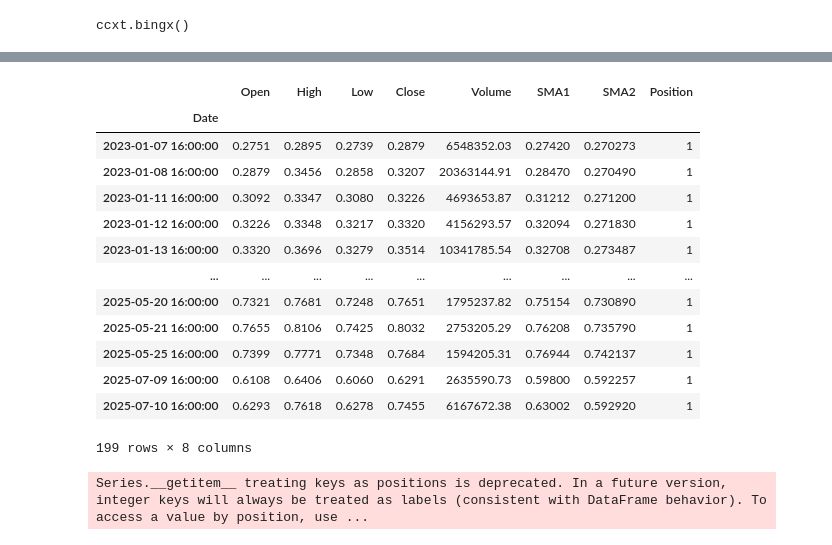
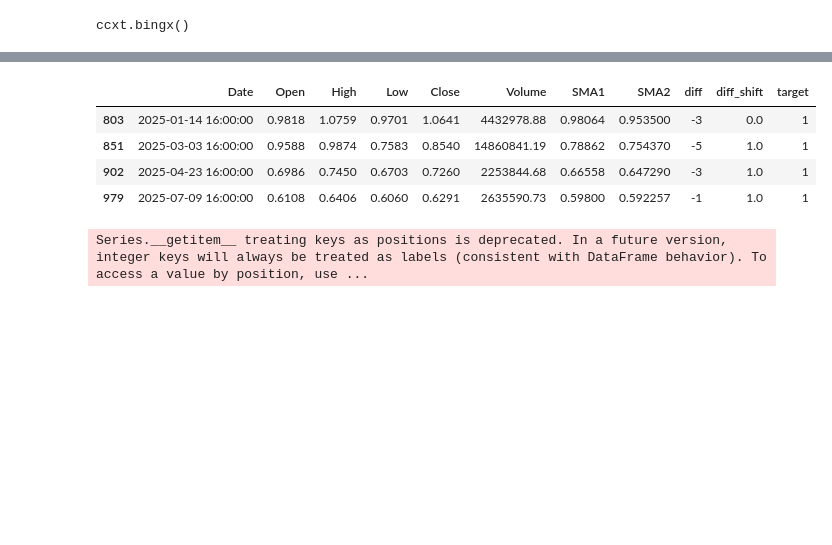
Before and after one commit to Nekhaenko/BigData1, a Jupyter notebook: Untitled14_1.ipynb, the cells around one changed output, grey strips where cells are left out. Saved outputs shown, nothing was run; the diff lists cells and outputs as text; code cells hidden in the pictures; blank space fills up the shorter version.

```diff
--- a/Untitled14_1.ipynb
+++ b/Untitled14_1.ipynb
@@ -148,0 +110,4 @@ df['SMA50_diff'] = df['SMA50'].diff()
+# %%
+df.loc[df['target'] == 1, 'base_price'] = df.loc[df['target'] == 1, 'Close']
+# %%
+df['base_price'].fillna(method = 'backfill', inplace=True, )
@@ -148,0 +124,3 @@ df['SMA50_diff'] = df['SMA50'].diff()
+# %%
+df['base_price_bool'] = 0
+df.loc[(df['High']> df['base_price']), 'base_price_bool'] = 1
@@ -149,17 +147,10 @@ df['SMA50_diff'] = df['SMA50'].diff()
+# %%
+df.drop(['base_price', 'base_price_b'], axis=1, inplace=True)
 # %%
-df[df['Position']==1]
+df[df['target'] == 1][-4:]
 # %% [output]
-|  | Open | High | Low | Close | Volume | SMA1 | SMA2 | Position |
-| Date |  |  |  |  |  |  |  |  |
-| 2023-01-07 16:00:00 | 0.2751 | 0.2895 | 0.2739 | 0.2879 | 6548352.03 | 0.27420 | 0.270273 | 1 |
-| 2023-01-08 16:00:00 | 0.2879 | 0.3456 | 0.2858 | 0.3207 | 20363144.91 | 0.28470 | 0.270490 | 1 |
-| 2023-01-11 16:00:00 | 0.3092 | 0.3347 | 0.3080 | 0.3226 | 4693653.87 | 0.31212 | 0.271200 | 1 |
-| 2023-01-12 16:00:00 | 0.3226 | 0.3348 | 0.3217 | 0.3320 | 4156293.57 | 0.32094 | 0.271830 | 1 |
-| 2023-01-13 16:00:00 | 0.3320 | 0.3696 | 0.3279 | 0.3514 | 10341785.54 | 0.32708 | 0.273487 | 1 |
-| ... | ... | ... | ... | ... | ... | ... | ... | ... |
-| 2025-05-20 16:00:00 | 0.7321 | 0.7681 | 0.7248 | 0.7651 | 1795237.82 | 0.75154 | 0.730890 | 1 |
-| 2025-05-21 16:00:00 | 0.7655 | 0.8106 | 0.7425 | 0.8032 | 2753205.29 | 0.76208 | 0.735790 | 1 |
-| 2025-05-25 16:00:00 | 0.7399 | 0.7771 | 0.7348 | 0.7684 | 1594205.31 | 0.76944 | 0.742137 | 1 |
-| 2025-07-09 16:00:00 | 0.6108 | 0.6406 | 0.6060 | 0.6291 | 2635590.73 | 0.59800 | 0.592257 | 1 |
-| 2025-07-10 16:00:00 | 0.6293 | 0.7618 | 0.6278 | 0.7455 | 6167672.38 | 0.63002 | 0.592920 | 1 |
+|  | Date | Open | High | Low | Close | Volume | SMA1 | SMA2 | diff | diff_shift | target |
+| 803 | 2025-01-14 16:00:00 | 0.9818 | 1.0759 | 0.9701 | 1.0641 | 4432978.88 | 0.98064 | 0.953500 | -3 | 0.0 | 1 |
+| 851 | 2025-03-03 16:00:00 | 0.9588 | 0.9874 | 0.7583 | 0.8540 | 14860841.19 | 0.78862 | 0.754370 | -5 | 1.0 | 1 |
+| 902 | 2025-04-23 16:00:00 | 0.6986 | 0.7450 | 0.6703 | 0.7260 | 2253844.68 | 0.66558 | 0.647290 | -3 | 1.0 | 1 |
+| 979 | 2025-07-09 16:00:00 | 0.6108 | 0.6406 | 0.6060 | 0.6291 | 2635590.73 | 0.59800 | 0.592257 | -1 | 1.0 | 1 |
-199 rows × 8 columns
```
Also changed, not shown: parts of 26 cells of this notebook.
